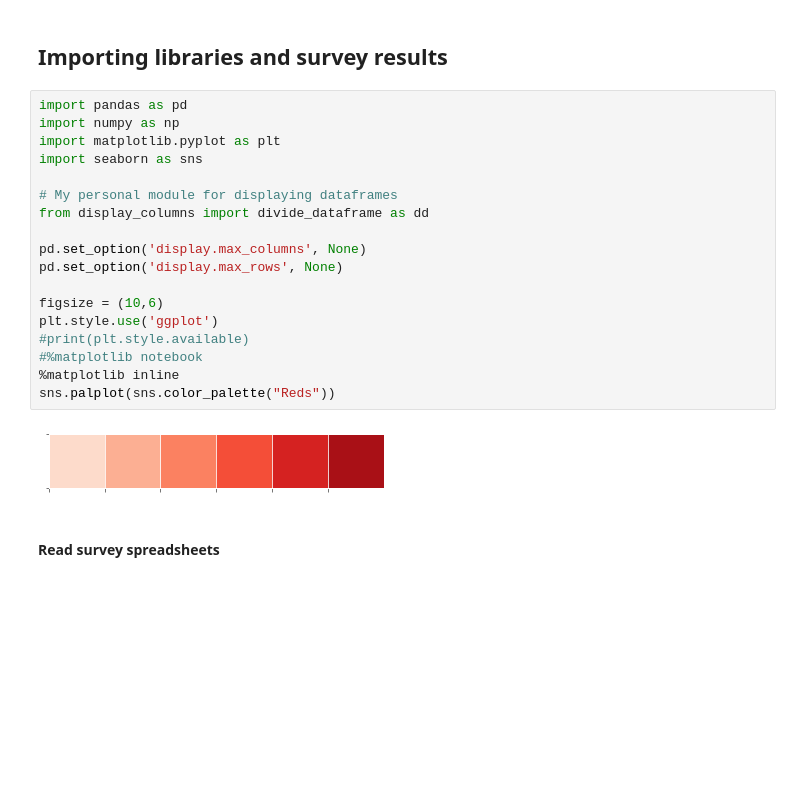
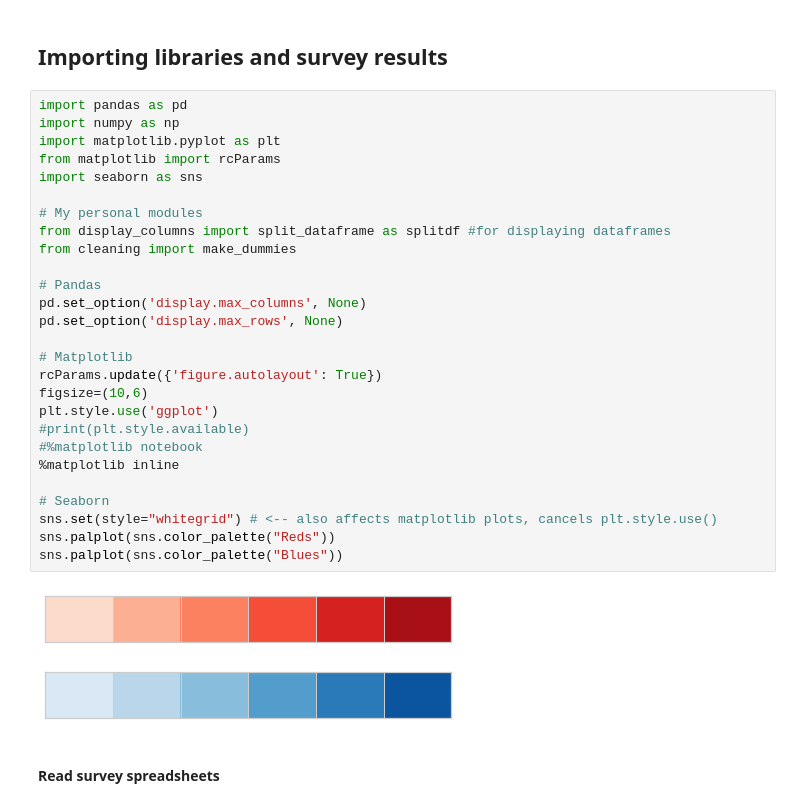
Before and after one commit to dennisfarmer/Factors-of-Academic-Success, a Jupyter notebook: eda.ipynb, the cells around one changed output. Drawn from its saved outputs; the diff is of its cells as text; blank space fills up the shorter version.

Commit message:
wrote some code in some text files, also made some graphs in some notebook

```diff
--- a/eda.ipynb
+++ b/eda.ipynb
@@ -23,23 +23,33 @@
 # %%
 import pandas as pd
 import numpy as np
 import matplotlib.pyplot as plt
+from matplotlib import rcParams
 import seaborn as sns
 
-# My personal module for displaying dataframes
-from display_columns import divide_dataframe as dd
+# My personal modules
+from display_columns import split_dataframe as splitdf #for displaying dataframes
+from cleaning import make_dummies
 
+# Pandas
 pd.set_option('display.max_columns', None)
 pd.set_option('display.max_rows', None)
 
-figsize = (10,6)
+# Matplotlib
+rcParams.update({'figure.autolayout': True})
+figsize=(10,6)
 plt.style.use('ggplot')
 #print(plt.style.available)
 #%matplotlib notebook
 %matplotlib inline
+
+# Seaborn
+sns.set(style="whitegrid") # <-- also affects matplotlib plots, cancels plt.style.use()
 sns.palplot(sns.color_palette("Reds"))
+sns.palplot(sns.color_palette("Blues"))
 # %% [output]
-[figure, old version]
+[figure, new version]
+[figure, added]
 # %% [markdown]
 #### Read survey spreadsheets
 # %%
```
Also changed, not shown: parts of 30 cells of this notebook, 11 other files.
